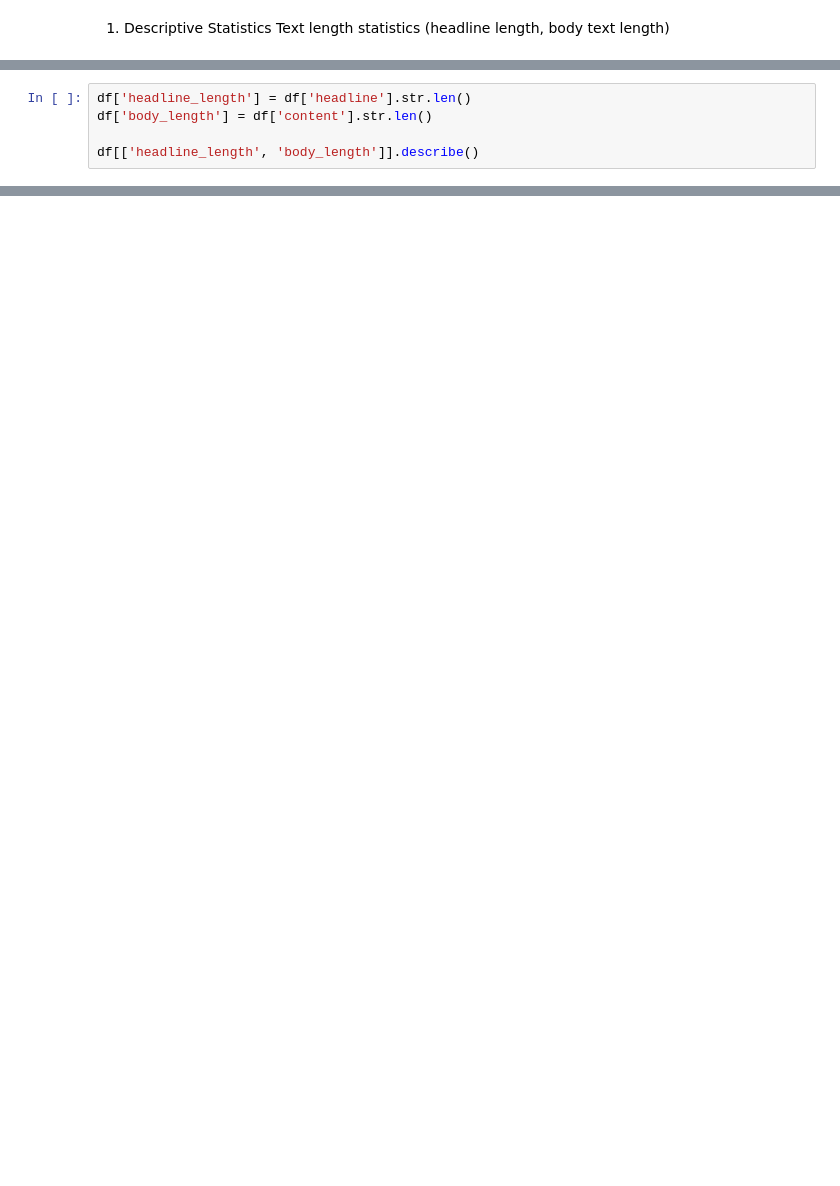
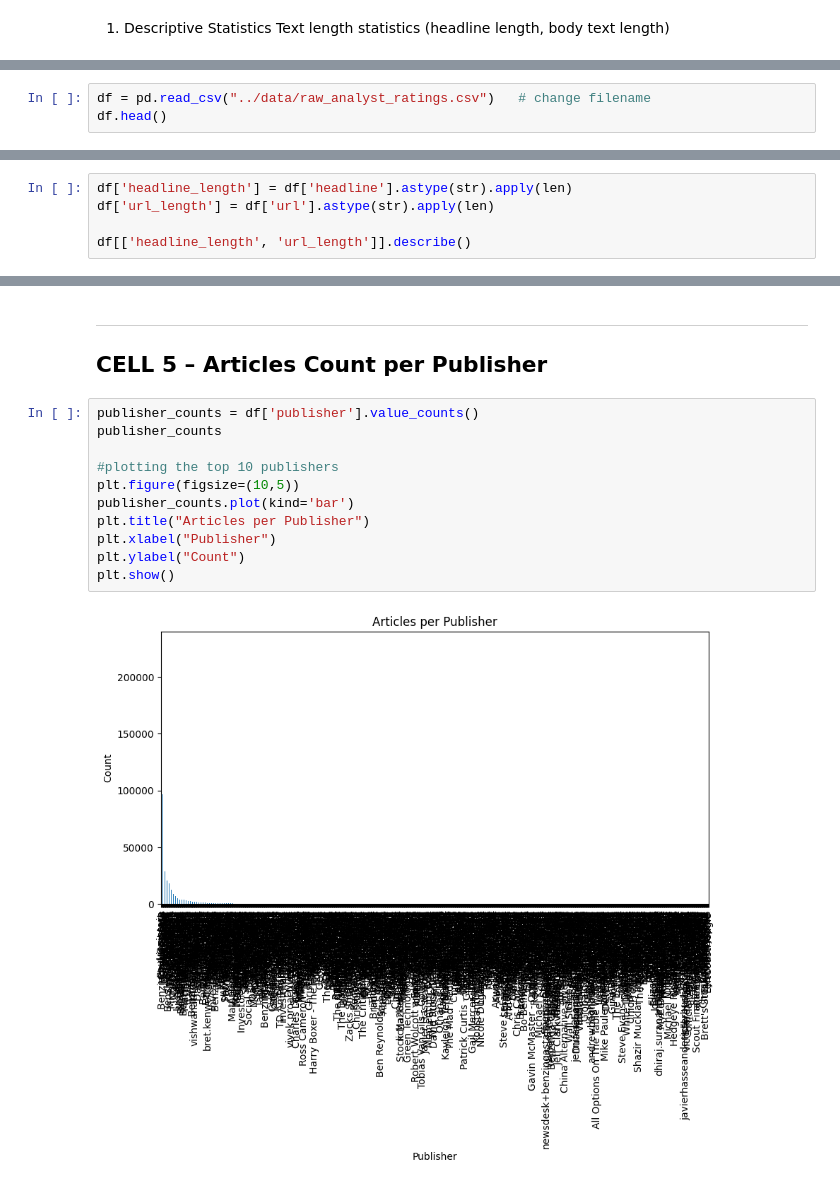
Before and after one commit to metasebiatilahun/Stock-market-EDA-week1-challenge, a Jupyter notebook: notebooks/market-news-eda.ipynb, the cells around one changed output, grey strips where cells are left out. Saved outputs shown, nothing was run; the diff lists cells and outputs as text; blank space fills up the shorter version.

```diff
--- a/notebooks/market-news-eda.ipynb
+++ b/notebooks/market-news-eda.ipynb
@@ -20,6 +22,4 @@ ModuleNotFoundError: No module named 'nltk'
 # %%
-df['headline_length'] = df['headline'].str.len()
-df['body_length'] = df['content'].str.len()
-
-df[['headline_length', 'body_length']].describe()
+df = pd.read_csv("../data/raw_analyst_ratings.csv")   # change filename
+df.head()
 # %% [output]
@@ -26,0 +69,5 @@ NameError: name 'df' is not defined
+# %%
+df['headline_length'] = df['headline'].astype(str).apply(len)
+df['url_length'] = df['url'].astype(str).apply(len)
+
+df[['headline_length', 'url_length']].describe()
@@ -26,0 +84,17 @@ NameError: name 'df' is not defined
+# %% [markdown]
+-----------------------------------------------
+CELL 5 – Articles Count per Publisher
+-----------------------------------------------
+# %%
+publisher_counts = df['publisher'].value_counts()
+publisher_counts
+
+#plotting the top 10 publishers
+plt.figure(figsize=(10,5))
+publisher_counts.plot(kind='bar')
+plt.title("Articles per Publisher")
+plt.xlabel("Publisher")
+plt.ylabel("Count")
+plt.show()
+# %% [output]
+[figure, added]
```
Also changed, not shown: parts of 30 cells of this notebook.
